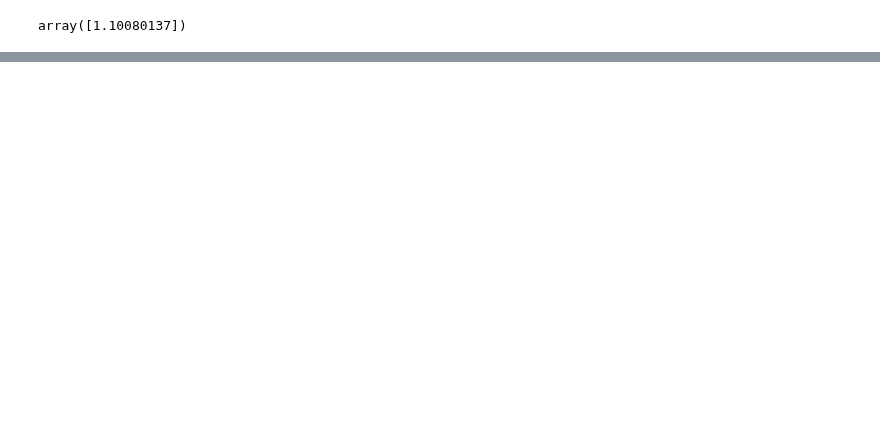
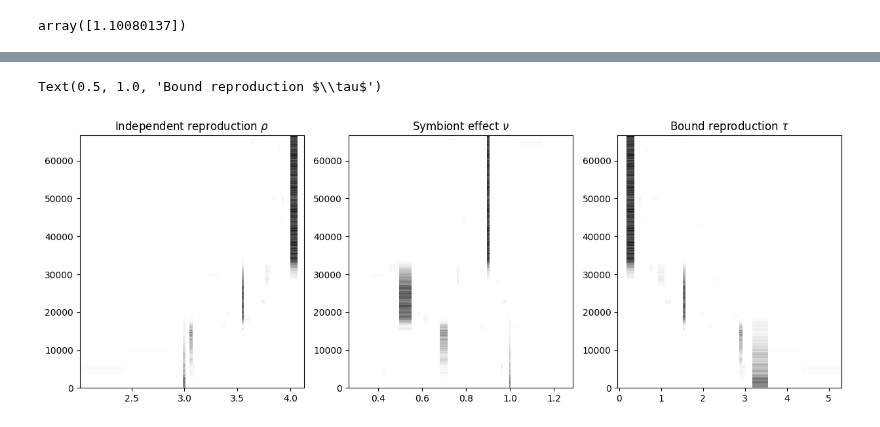
Before and after one commit to linh-phuong/symbiosis_3D_tradeoff, a Jupyter notebook: symbiosis_3D_tradeoff.ipynb, the cells around one changed output, grey strips where cells are left out. Saved outputs shown, nothing was run; the diff lists cells and outputs as text; code cells hidden in the pictures; blank space fills up the shorter version.

```diff
--- a/symbiosis_3D_tradeoff.ipynb
+++ b/symbiosis_3D_tradeoff.ipynb
@@ -312,0 +77,29 @@ axes[2].pcolormesh(XX, YY, ZZ, cmap = "Greys")
+# %%
+np.random.seed(10)
+V = 200
+ds_1_init_2 = tau_leap_symbiosis_mutation(pop_init = init * V, Tmax = 2000000, dt = 1, cg = cg_evo_1, V = V,
+                                         trait_init = np.array([3, 1]), sigma_rho = 0.5, sigma_nu = 0.2,
+                                         mutant_rate = 0.005, step = 10)
+# %%
+dss_1_init_2 = turn_raw_dat_to_sorted_arrays(ds_1_init_2)
+# %%
+popmin_thres = 10
+fig, axes = plt.subplots(1, 3, figsize = (15, 5))
+cc = np.where(np.sum(dss_1_init_2["xF_rho"] > popmin_thres, axis = 0) > 0)
+ZZ = dss_1_init_2["xF_rho"][:, cc[0]]
+XX, YY = np.meshgrid(dss_1_init_2["rho_sort"][cc[0]], ds_1_init_2["t"])
+axes[0].pcolormesh(XX, YY, ZZ/V, cmap = "Greys")
+axes[0].set_title(r"Independent reproduction $\rho$")
+cc = np.where(np.sum(dss_1_init_2["xF_nu"] > popmin_thres, axis = 0) > 0)
+ZZ = dss_1_init_2["xF_nu"][:, cc[0]]
+XX, YY = np.meshgrid(dss_1_init_2["nu_sort"][cc[0]], ds_1_init_2["t"])
+axes[1].pcolormesh(XX, YY, ZZ, cmap = "Greys")
+axes[1].set_title(r"Symbiont effect $\nu$")
+cc = np.where(np.sum(dss_1_init_2["xF_tau"] > popmin_thres, axis = 0) > 0)
+ZZ = dss_1_init_2["xF_tau"][:, cc[0]]
+XX, YY = np.meshgrid(dss_1_init_2["tau_sort"][cc[0]], ds_1_init_2["t"])
+axes[2].pcolormesh(XX, YY, ZZ, cmap = "Greys")
+axes[2].set_title(r"Bound reproduction $\tau$")
+# %% [output]
+Text(0.5, 1.0, 'Bound reproduction $\\tau$')
+[figure, added]
```
Also changed, not shown: parts of 12 cells of this notebook, 2 other files.
